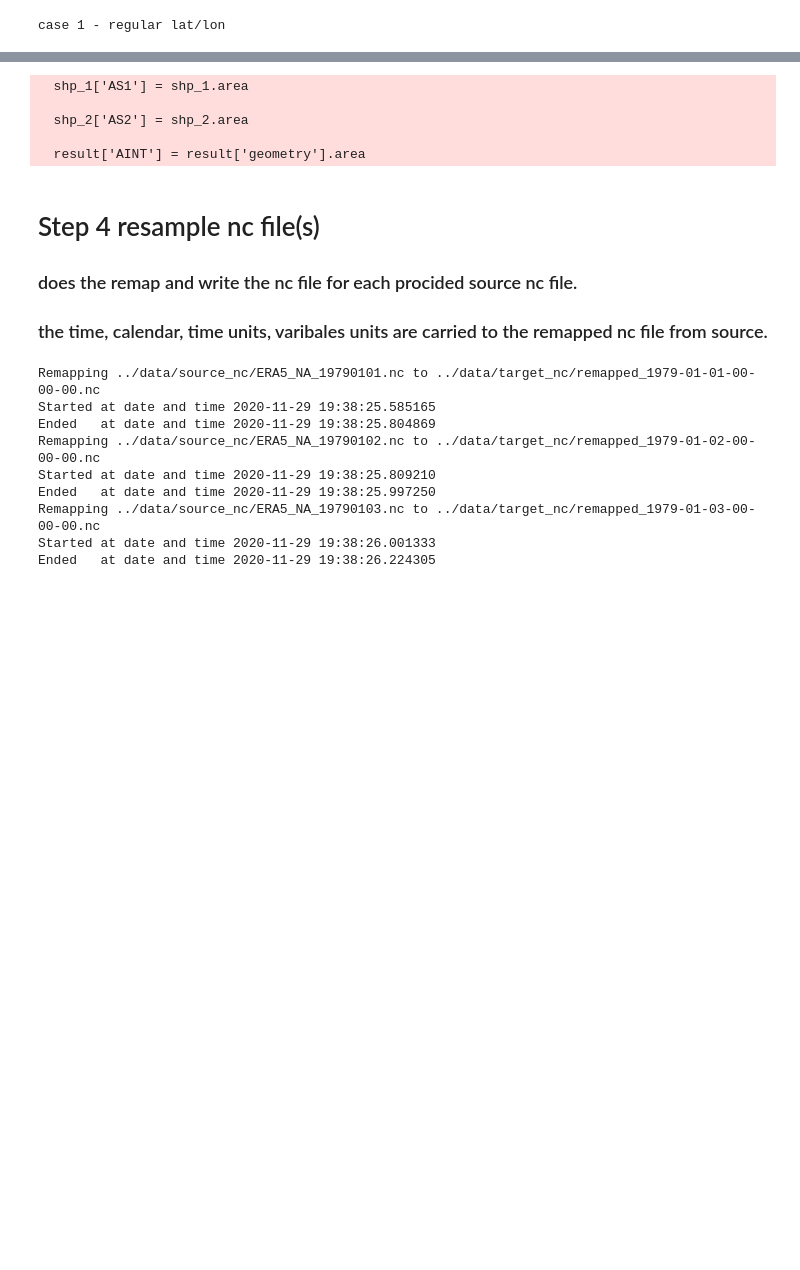
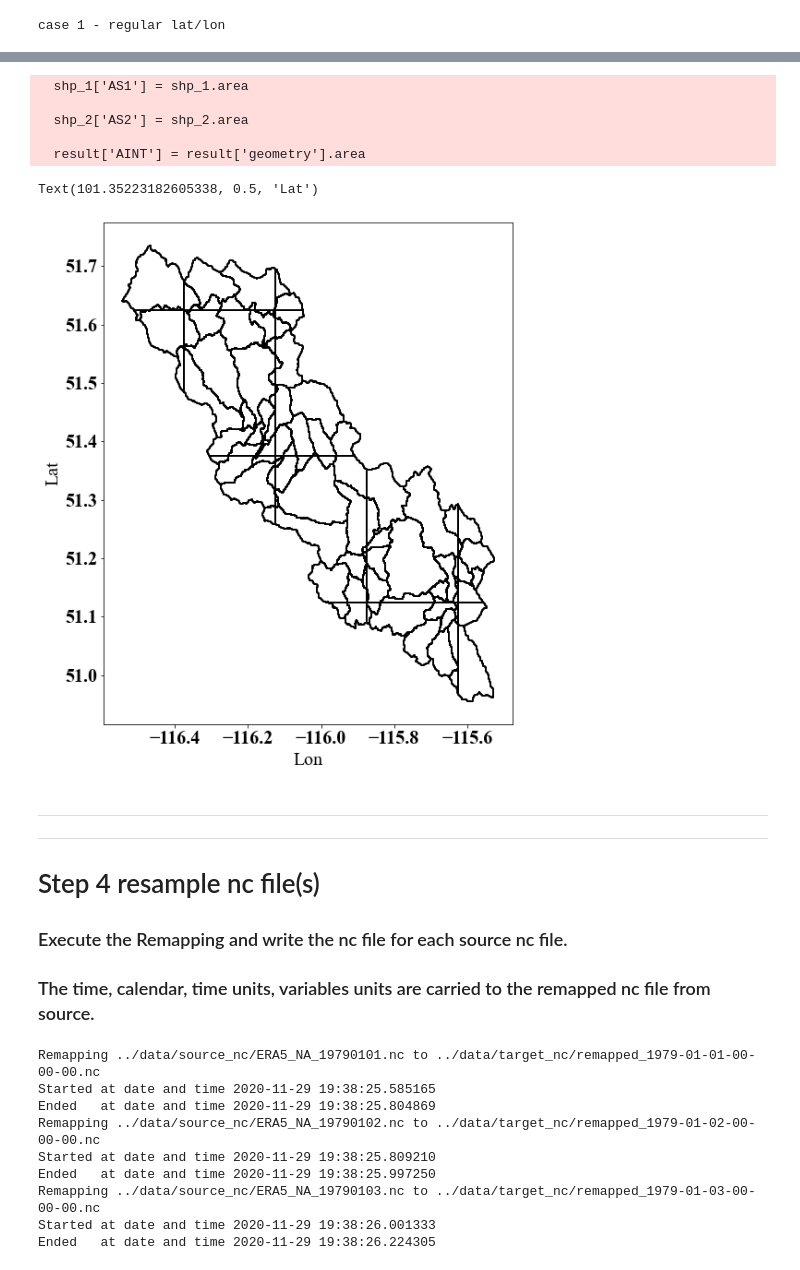
Before and after one commit to ShervanGharari/EASYMORE, a Jupyter notebook: candex/example_explanation.ipynb, the cells around one changed output, grey strips where cells are left out. Saved outputs shown, nothing was run; the diff lists cells and outputs as text; code cells hidden in the pictures; blank space fills up the shorter version.

```diff
--- a/candex/example_explanation.ipynb
+++ b/candex/example_explanation.ipynb
@@ -112,34 +153,41 @@ Text(14.25, 0.5, 'Lat')
 ### we rename the targets to the standard name that it used for candex functions
 # %%
-# cell 6: intersecting the target and source shapefile
+# cell 1: intersecting the target and source shapefile
 from candex import *
 
 shp_target = gpd.read_file('../data/target_shp/Bow_standard.shp') # save the file as a standard format
 shp_source = gpd.read_file('../data/source_shp/Era5_NA.shp') # save the file as a standard format
 
 # assign coordination (here both are defined as WGS1984)
 shp_target = shp_target.set_crs("EPSG:4326") # in case is missing
 shp_source = shp_source.set_crs("EPSG:4326") # in case if missing
 
 # intersection
 shp_int = intersection_shp (shp_target, shp_source)
 
 # rename dictionary
 dict_rename = {'S_1_ID_t' : 'ID_t',
                'S_1_lat_t': 'lat_t',
                'S_1_lon_t': 'lon_t',
                'S_2_ID_s' : 'ID_s',
                'S_2_lat_s': 'lat_s',
                'S_2_lon_s': 'lon_s',
                'AP1N'     : 'weight'}
 
 shp_int = shp_int.rename(columns=dict_rename) # rename fields
 shp_int = shp_int.sort_values(by=['ID_t']) # sort based on ID_t
 shp_int.to_file('../data/intersection_shp/Bow_Era5_NA.shp') # save files
+
+# plotting
+shp_int.geometry.boundary.plot(color=None,edgecolor='k',linewidth = 2, figsize=(10,10))
+plt.xlabel('Lon')
+plt.ylabel('Lat')
 # %% [output]
   shp_1['AS1'] = shp_1.area
 
   shp_2['AS2'] = shp_2.area
 
   result['AINT'] = result['geometry'].area
+Text(101.35223182605338, 0.5, 'Lat')
+[figure, added]
 # %%
@@ -158,9 +206,11 @@ remap_df['cols'] = cols
 # save remap_df as csv for future use
 remap_df.to_csv('../data/remap/remap.csv')
 # %% [markdown]
+-----
+-----
 # Step 4 resample nc file(s)
-### does the remap and write the nc file for each procided source nc file.
-### the time, calendar, time units, varibales units are carried to the remapped nc file from source.
+### Execute the Remapping and write the nc file for each source nc file.
+### The time, calendar, time units, variables units are carried to the remapped nc file from source.
 # %%
 # loading the remap csv
 remap_df = pd.read_csv('../data/remap/remap.csv')
```
Also changed, not shown: parts of 14 cells of this notebook.
